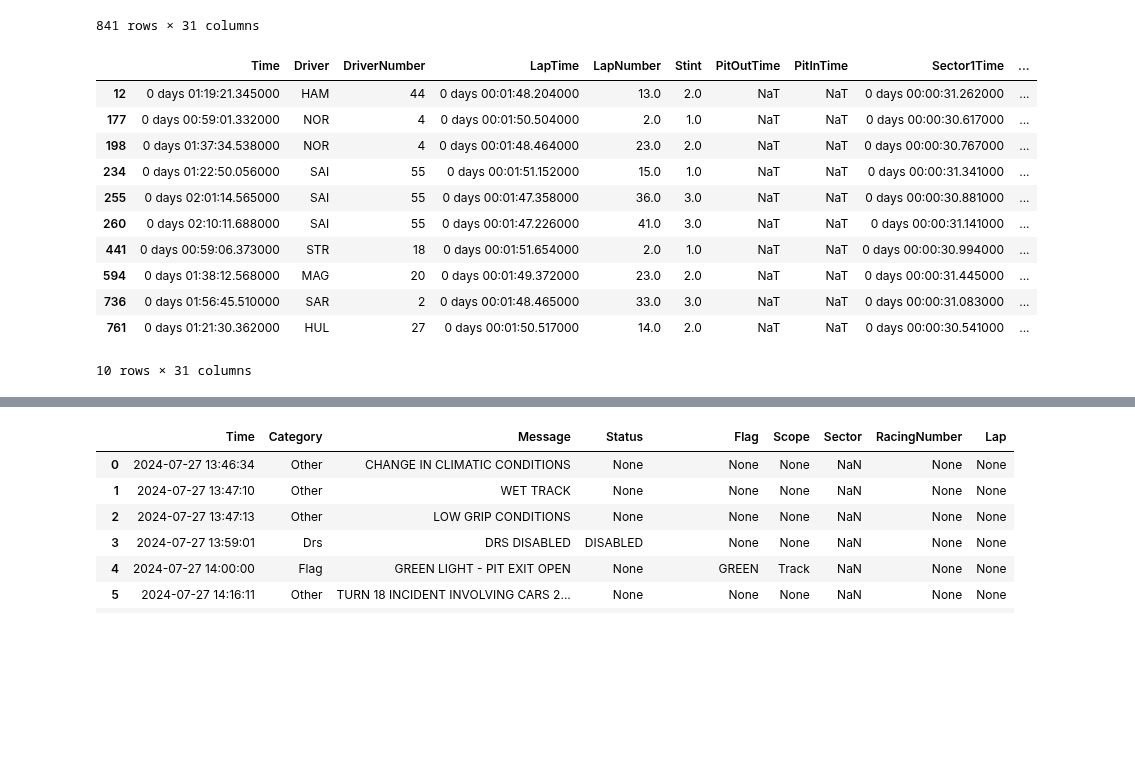
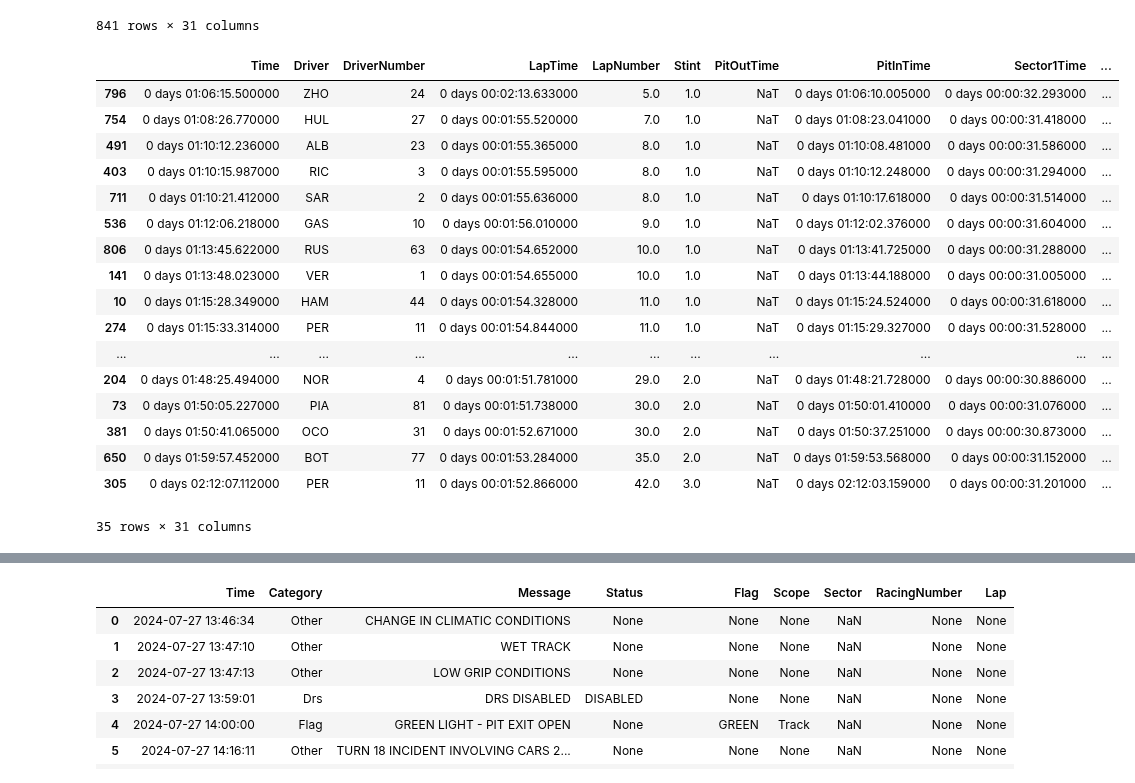
Before and after one commit to GoktugOcal/LiveF1, a Jupyter notebook: test.ipynb, the cells around one changed output, grey strips where cells are left out. Drawn from its saved outputs; the diff is of its cells as text; code cells hidden in the pictures; blank space fills up the shorter version.

```diff
--- a/test.ipynb
+++ b/test.ipynb
@@ -496,17 +495,23 @@ session.laps
 | 840 | 0 days 02:15:12.141000 | RUS | 63 | 0 days 00:01:47.113000 | 44.0 | 2.0 | NaT | NaT | 0 days 00:00:30.990000 | ... |
 841 rows × 31 columns
 # %%
-session.laps[session.laps["Deleted"] == True]
+session.laps[~session.laps["PitInTime"].isnull()].sort_values("Time")
 # %% [output]
 |  | Time | Driver | DriverNumber | LapTime | LapNumber | Stint | PitOutTime | PitInTime | Sector1Time | ... |
-| 12 | 0 days 01:19:21.345000 | HAM | 44 | 0 days 00:01:48.204000 | 13.0 | 2.0 | NaT | NaT | 0 days 00:00:31.262000 | ... |
-| 177 | 0 days 00:59:01.332000 | NOR | 4 | 0 days 00:01:50.504000 | 2.0 | 1.0 | NaT | NaT | 0 days 00:00:30.617000 | ... |
-| 198 | 0 days 01:37:34.538000 | NOR | 4 | 0 days 00:01:48.464000 | 23.0 | 2.0 | NaT | NaT | 0 days 00:00:30.767000 | ... |
-| 234 | 0 days 01:22:50.056000 | SAI | 55 | 0 days 00:01:51.152000 | 15.0 | 1.0 | NaT | NaT | 0 days 00:00:31.341000 | ... |
-| 255 | 0 days 02:01:14.565000 | SAI | 55 | 0 days 00:01:47.358000 | 36.0 | 3.0 | NaT | NaT | 0 days 00:00:30.881000 | ... |
-| 260 | 0 days 02:10:11.688000 | SAI | 55 | 0 days 00:01:47.226000 | 41.0 | 3.0 | NaT | NaT | 0 days 00:00:31.141000 | ... |
-| 441 | 0 days 00:59:06.373000 | STR | 18 | 0 days 00:01:51.654000 | 2.0 | 1.0 | NaT | NaT | 0 days 00:00:30.994000 | ... |
-| 594 | 0 days 01:38:12.568000 | MAG | 20 | 0 days 00:01:49.372000 | 23.0 | 2.0 | NaT | NaT | 0 days 00:00:31.445000 | ... |
-| 736 | 0 days 01:56:45.510000 | SAR | 2 | 0 days 00:01:48.465000 | 33.0 | 3.0 | NaT | NaT | 0 days 00:00:31.083000 | ... |
-| 761 | 0 days 01:21:30.362000 | HUL | 27 | 0 days 00:01:50.517000 | 14.0 | 2.0 | NaT | NaT | 0 days 00:00:30.541000 | ... |
+| 796 | 0 days 01:06:15.500000 | ZHO | 24 | 0 days 00:02:13.633000 | 5.0 | 1.0 | NaT | 0 days 01:06:10.005000 | 0 days 00:00:32.293000 | ... |
+| 754 | 0 days 01:08:26.770000 | HUL | 27 | 0 days 00:01:55.520000 | 7.0 | 1.0 | NaT | 0 days 01:08:23.041000 | 0 days 00:00:31.418000 | ... |
+| 491 | 0 days 01:10:12.236000 | ALB | 23 | 0 days 00:01:55.365000 | 8.0 | 1.0 | NaT | 0 days 01:10:08.481000 | 0 days 00:00:31.586000 | ... |
+| 403 | 0 days 01:10:15.987000 | RIC | 3 | 0 days 00:01:55.595000 | 8.0 | 1.0 | NaT | 0 days 01:10:12.248000 | 0 days 00:00:31.294000 | ... |
+| 711 | 0 days 01:10:21.412000 | SAR | 2 | 0 days 00:01:55.636000 | 8.0 | 1.0 | NaT | 0 days 01:10:17.618000 | 0 days 00:00:31.514000 | ... |
+| 536 | 0 days 01:12:06.218000 | GAS | 10 | 0 days 00:01:56.010000 | 9.0 | 1.0 | NaT | 0 days 01:12:02.376000 | 0 days 00:00:31.604000 | ... |
+| 806 | 0 days 01:13:45.622000 | RUS | 63 | 0 days 00:01:54.652000 | 10.0 | 1.0 | NaT | 0 days 01:13:41.725000 | 0 days 00:00:31.288000 | ... |
+| 141 | 0 days 01:13:48.023000 | VER | 1 | 0 days 00:01:54.655000 | 10.0 | 1.0 | NaT | 0 days 01:13:44.188000 | 0 days 00:00:31.005000 | ... |
+| 10 | 0 days 01:15:28.349000 | HAM | 44 | 0 days 00:01:54.328000 | 11.0 | 1.0 | NaT | 0 days 01:15:24.524000 | 0 days 00:00:31.618000 | ... |
+| 274 | 0 days 01:15:33.314000 | PER | 11 | 0 days 00:01:54.844000 | 11.0 | 1.0 | NaT | 0 days 01:15:29.327000 | 0 days 00:00:31.528000 | ... |
+| ... | ... | ... | ... | ... | ... | ... | ... | ... | ... | ... |
+| 204 | 0 days 01:48:25.494000 | NOR | 4 | 0 days 00:01:51.781000 | 29.0 | 2.0 | NaT | 0 days 01:48:21.728000 | 0 days 00:00:30.886000 | ... |
+| 73 | 0 days 01:50:05.227000 | PIA | 81 | 0 days 00:01:51.738000 | 30.0 | 2.0 | NaT | 0 days 01:50:01.410000 | 0 days 00:00:31.076000 | ... |
+| 381 | 0 days 01:50:41.065000 | OCO | 31 | 0 days 00:01:52.671000 | 30.0 | 2.0 | NaT | 0 days 01:50:37.251000 | 0 days 00:00:30.873000 | ... |
+| 650 | 0 days 01:59:57.452000 | BOT | 77 | 0 days 00:01:53.284000 | 35.0 | 2.0 | NaT | 0 days 01:59:53.568000 | 0 days 00:00:31.152000 | ... |
+| 305 | 0 days 02:12:07.112000 | PER | 11 | 0 days 00:01:52.866000 | 42.0 | 3.0 | NaT | 0 days 02:12:03.159000 | 0 days 00:00:31.201000 | ... |
-10 rows × 31 columns
+35 rows × 31 columns
```
Also changed, not shown: parts of 3 cells of this notebook, 2 other files.
